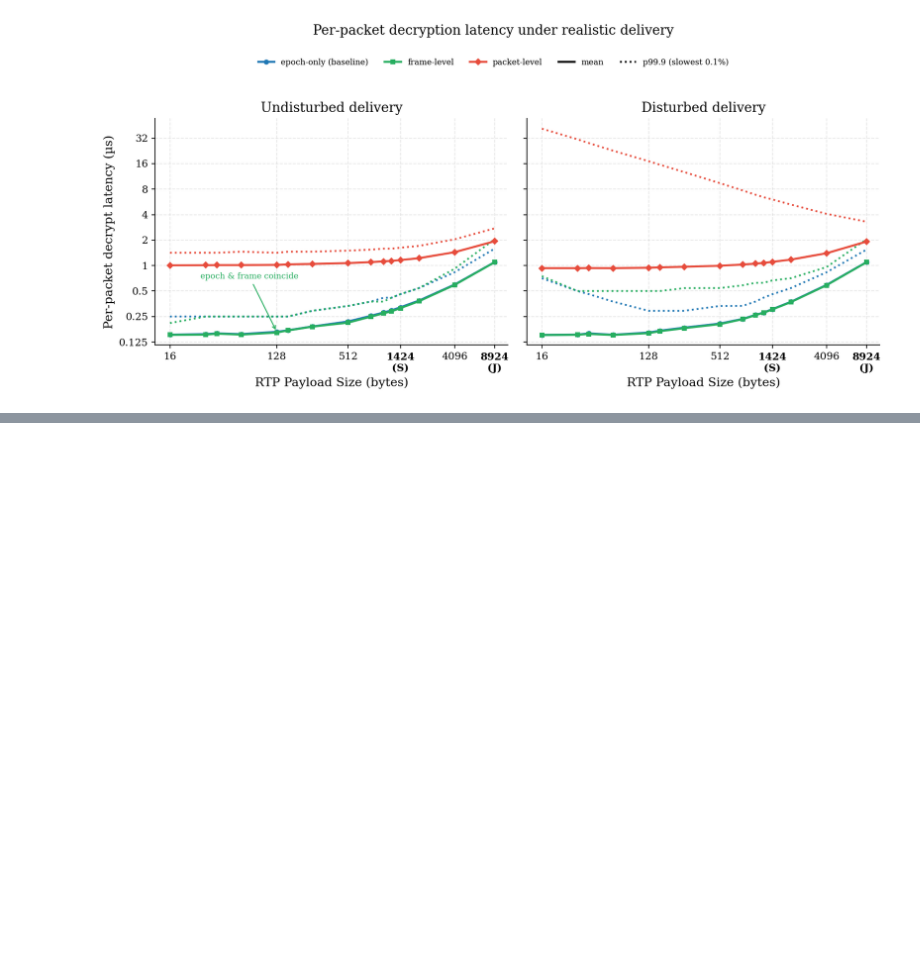
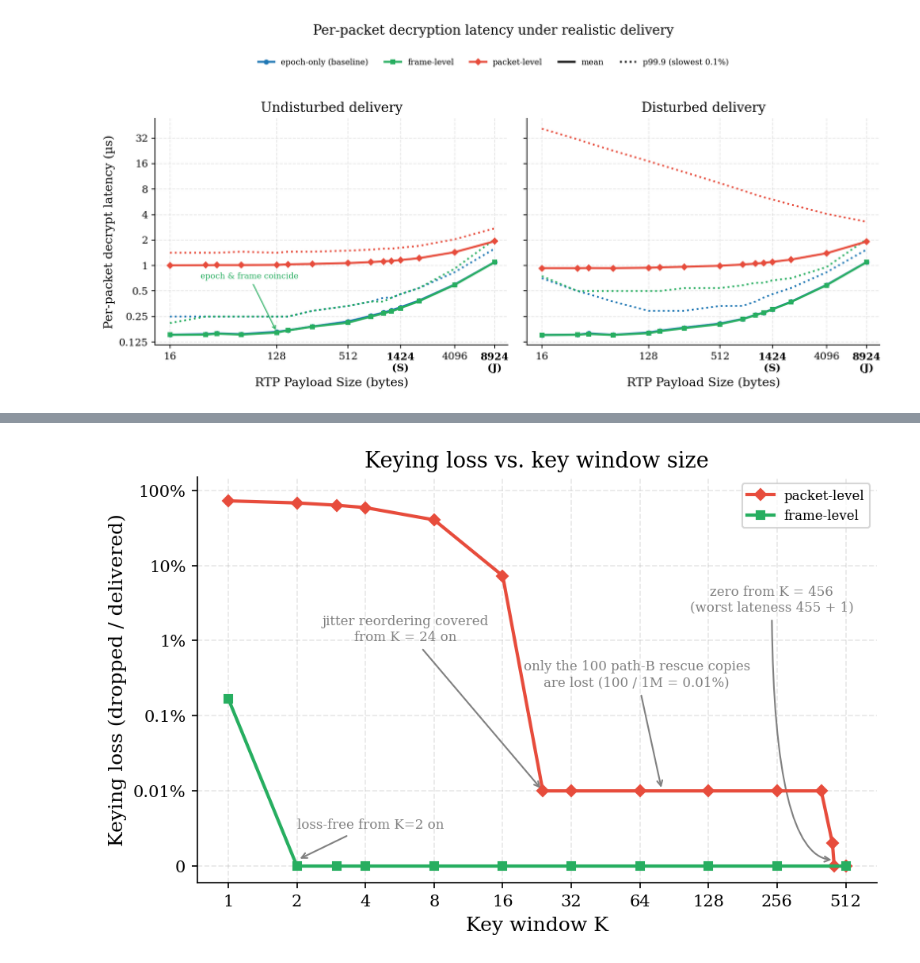
Before and after one commit to spring-epfl/SafeCast, a Jupyter notebook: figures_from_benches.ipynb, the cells around one changed output, grey strips where cells are left out. Saved outputs shown, nothing was run; the diff lists cells and outputs as text; code cells hidden in the pictures; blank space fills up the shorter version.

Commit message:
keying loss vs. key window figure

```diff
--- a/figures_from_benches.ipynb
+++ b/figures_from_benches.ipynb
@@ -1574,0 +1592,60 @@ plt.show()
+# %%
+# --- Figure 13: keying loss vs K ---
+
+# a log axis cannot show 0, so the bottom line of the axis is dedicated to
+FLOOR = 1e-5
+
+fig, ax = plt.subplots(figsize=(6.8, 4.4))
+
+# the two curves: for each K sweep, the K values sorted ascending on x,
+# their loss rates on y, with zeros lifted onto the FLOOR line
+for series, st, lab in [(k_packet, GRAN_STYLE['packet'], 'packet-level'),
+                        (k_frame, GRAN_STYLE['frame'], 'frame-level')]:
+    ks = np.array(sorted(series.keys()))
+    ys = np.maximum(np.array([series[k] for k in ks]), FLOOR)
+    ax.plot(ks, ys, color=st['color'], marker=st['marker'], ls='-',
+            lw=2, markersize=5, zorder=5, label=lab)
+
+# both axes logarithmic: x doubles per step (K spans 1..512), y covers
+# loss rates from 72% (K=1) down to 0.002% (K=448), with the FLOOR tick labeled 0
+ax.set_xscale('log', base=2)
+ax.set_yscale('log')
+ax.set_ylim(6e-6, 1.5)
+ax.set_yticks([FLOOR, 1e-4, 1e-3, 1e-2, 1e-1, 1])
+ax.set_yticklabels(['0', '0.01%', '0.1%', '1%', '10%', '100%'])
+# remove the small automatic sub-decade tick marks (0.2, 0.3, ...)
+ax.yaxis.set_minor_locator(ticker.NullLocator())
+
+# region 1 ends here: K=24 is the first K that covers the everyday
+# jitter reordering (packets arrive at most ~21 positions late)
+ax.annotate('jitter reordering covered\nfrom K = 24 on', xy=(24, 1e-4), xytext=(6, 1e-2),
+            fontsize=8, color='gray', ha='center',
+            arrowprops=dict(arrowstyle='->', color='gray', lw=1))
+# region 2: the plateau, the 100 path-B rescues out of 1M packets
+ax.annotate('only the 100 path-B rescue copies\nare lost (100 / 1M = 0.01%)', xy=(80, 1e-4),
+            xytext=(62, 2.5e-3), fontsize=8, color='gray', ha='center',
+            arrowprops=dict(arrowstyle='->', color='gray', lw=1))
+# region 3: zero loss once K exceeds the worst measured lateness
+ax.annotate('zero from K = 456\n(worst lateness 455 + 1)', xy=(459, 1.2e-5),
+            xytext=(555, 2.5e-2), fontsize=8, color='gray', ha='right',
+            multialignment='center',
+            arrowprops=dict(arrowstyle='->', color='gray', lw=1,
+                            connectionstyle='angle3,angleA=-90,angleB=0'))
+# the frame-level curve is loss-free from K=2 on
+ax.annotate('loss-free from K=2 on', xy=(2, 1.2e-5), xytext=(2, 3.2e-5),
+            fontsize=8, color='gray', ha='left',
+            arrowprops=dict(arrowstyle='->', color='gray', lw=1))
+
+ax.set_xticks([1, 2, 4, 8, 16, 32, 64, 128, 256, 512])
+ax.set_xticklabels(['1', '2', '4', '8', '16', '32', '64', '128', '256', '512'])
+ax.set_xlabel('Key window K')
+ax.set_ylabel('Keying loss (dropped / delivered)')
+ax.legend(loc='upper right', fontsize=8)
+ax.set_title('Keying loss vs. key window size')
+
+plt.tight_layout()
+plt.savefig(FIGURES_DIR / 'fig13_keying_loss.pdf')
+plt.savefig(FIGURES_DIR / 'fig13_keying_loss.png')
+plt.show()
+# %% [output]
+[figure, added]
```
Also changed, not shown: parts of 1 cell of this notebook.
